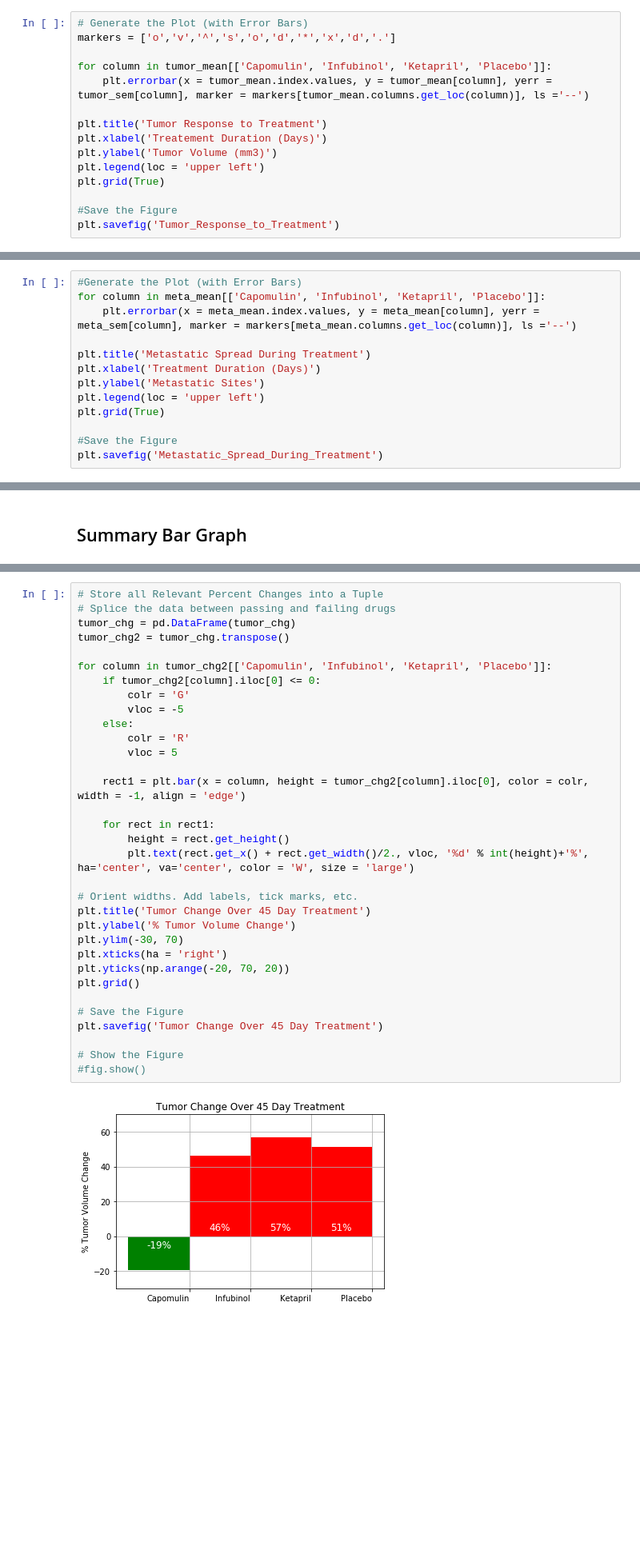
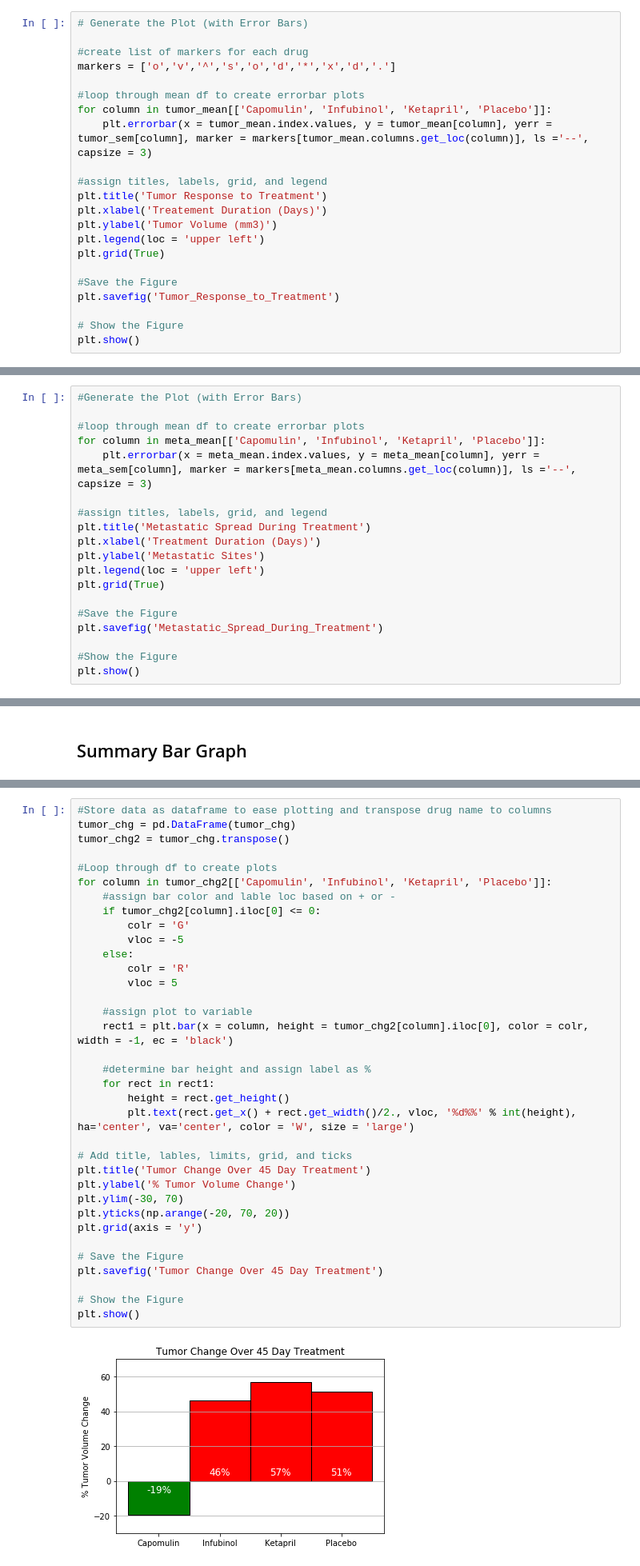
Before and after one commit to bowielh/05_Matplotlib, a Jupyter notebook: Pymaceuticals/pymaceuticals.ipynb, the cells around one changed output, grey strips where cells are left out. Shown at 80% size. Cells and saved outputs as stored; diff of their text form; blank space fills up the shorter version.

```diff
--- a/Pymaceuticals/pymaceuticals.ipynb
+++ b/Pymaceuticals/pymaceuticals.ipynb
@@ -90,10 +88,14 @@ tumor_mean
 # %%
 # Generate the Plot (with Error Bars)
+
+#create list of markers for each drug
 markers = ['o','v','^','s','o','d','*','x','d','.']
 
+#loop through mean df to create errorbar plots
 for column in tumor_mean[['Capomulin', 'Infubinol', 'Ketapril', 'Placebo']]:
-    plt.errorbar(x = tumor_mean.index.values, y = tumor_mean[column], yerr = tumor_sem[column], marker = markers[tumor_mean.columns.get_loc(column)], ls ='--')
+    plt.errorbar(x = tumor_mean.index.values, y = tumor_mean[column], yerr = tumor_sem[column], marker = markers[tumor_mean.columns.get_loc(column)], ls ='--', capsize = 3)
 
+#assign titles, labels, grid, and legend
 plt.title('Tumor Response to Treatment')
 plt.xlabel('Treatement Duration (Days)')
 plt.ylabel('Tumor Volume (mm3)')
@@ -102,4 +104,7 @@ plt.grid(True)
 
 #Save the Figure
 plt.savefig('Tumor_Response_to_Treatment')
+
+# Show the Figure
+plt.show()
 # %% [output]
@@ -157,8 +165,11 @@ meta_mean.head()
 # %%
 #Generate the Plot (with Error Bars)
+
+#loop through mean df to create errorbar plots
 for column in meta_mean[['Capomulin', 'Infubinol', 'Ketapril', 'Placebo']]:
-    plt.errorbar(x = meta_mean.index.values, y = meta_mean[column], yerr = meta_sem[column], marker = markers[meta_mean.columns.get_loc(column)], ls ='--')
+    plt.errorbar(x = meta_mean.index.values, y = meta_mean[column], yerr = meta_sem[column], marker = markers[meta_mean.columns.get_loc(column)], ls ='--', capsize = 3)
 
+#assign titles, labels, grid, and legend
 plt.title('Metastatic Spread During Treatment')
 plt.xlabel('Treatment Duration (Days)')
 plt.ylabel('Metastatic Sites')
@@ -167,4 +178,7 @@ plt.grid(True)
 
 #Save the Figure
 plt.savefig('Metastatic_Spread_During_Treatment')
+
+#Show the Figure
+plt.show()
 # %% [output]
@@ -246,37 +261,39 @@ Stelasyn     52.085134
 Zoniferol    46.579751
 dtype: float64
 # %%
-# Store all Relevant Percent Changes into a Tuple
-# Splice the data between passing and failing drugs
+#Store data as dataframe to ease plotting and transpose drug name to columns
 tumor_chg = pd.DataFrame(tumor_chg)
 tumor_chg2 = tumor_chg.transpose()
 
+#Loop through df to create plots
 for column in tumor_chg2[['Capomulin', 'Infubinol', 'Ketapril', 'Placebo']]:
+    #assign bar color and lable loc based on + or -
     if tumor_chg2[column].iloc[0] <= 0:
         colr = 'G'
         vloc = -5
     else:
         colr = 'R'
         vloc = 5
 
-    rect1 = plt.bar(x = column, height = tumor_chg2[column].iloc[0], color = colr, width = -1, align = 'edge')
+    #assign plot to variable
+    rect1 = plt.bar(x = column, height = tumor_chg2[column].iloc[0], color = colr, width = -1, ec = 'black')
 
+    #determine bar height and assign label as %
     for rect in rect1:
         height = rect.get_height()
-        plt.text(rect.get_x() + rect.get_width()/2., vloc, '%d' % int(height)+'%', ha='center', va='center', color = 'W', size = 'large')
+        plt.text(rect.get_x() + rect.get_width()/2., vloc, '%d%%' % int(height), ha='center', va='center', color = 'W', size = 'large')
 
-# Orient widths. Add labels, tick marks, etc.
+# Add title, lables, limits, grid, and ticks
 plt.title('Tumor Change Over 45 Day Treatment')
 plt.ylabel('% Tumor Volume Change')
 plt.ylim(-30, 70)
-plt.xticks(ha = 'right')
 plt.yticks(np.arange(-20, 70, 20))
-plt.grid()
+plt.grid(axis = 'y')
 
 # Save the Figure
 plt.savefig('Tumor Change Over 45 Day Treatment')
 
 # Show the Figure
-#fig.show()
+plt.show()
 # %% [output]
-[figure, old version]
+[figure, new version]
```
Also changed, not shown: parts of 18 cells of this notebook, 2 other files.
